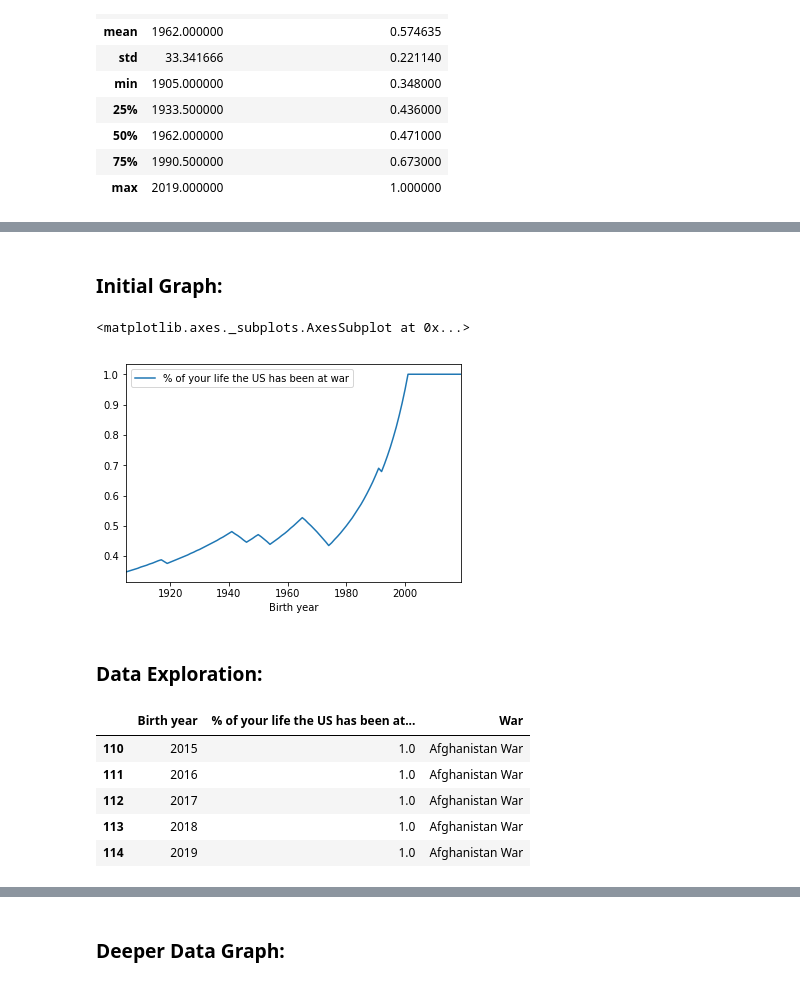
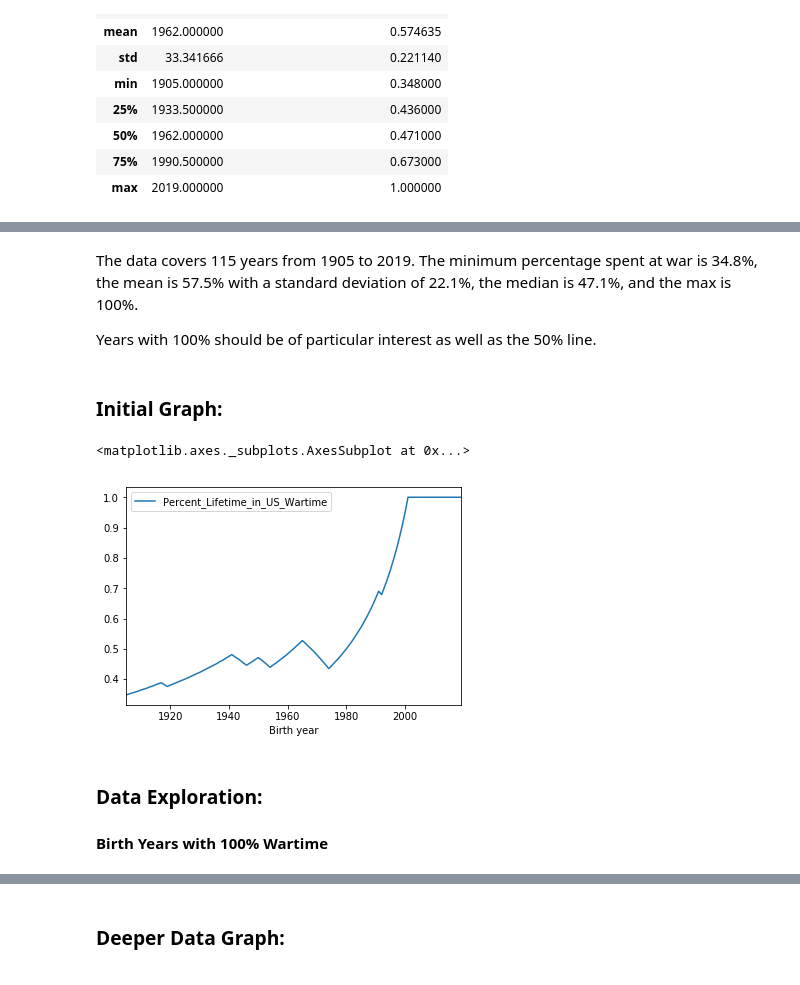
Before and after one commit to rlevv/Makeover_Monday, a Jupyter notebook: 2020W6-US_Wartime_Living/US_Wartime_Living.ipynb, the cells around one changed output, grey strips where cells are left out. Cells and saved outputs as stored; diff of their text form; code cells hidden in the pictures.

```diff
--- a/2020W6-US_Wartime_Living/US_Wartime_Living.ipynb
+++ b/2020W6-US_Wartime_Living/US_Wartime_Living.ipynb
@@ -53,0 +45,3 @@ df.head()
+# %%
+df=df.rename(columns = {'% of your life the US has been at war':'Percent_Lifetime_in_US_Wartime'})
+df.head()
@@ -54,32 +55,15 @@ df.head()
+# %% [markdown]
+The data covers 115 years from 1905 to 2019. The minimum percentage spent at war is 34.8%, the mean is 57.5% with a standard deviation of 22.1%, the median is 47.1%, and the max is 100%.
+
+Years with 100% should be of particular interest as well as the 50% line.
 # %% [markdown]
 ### Initial Graph:
 # %%
-df.plot(x="Birth year", y="% of your life the US has been at war")
+df.plot(x='Birth year', y='Percent_Lifetime_in_US_Wartime')
 # %% [output]
 <matplotlib.axes._subplots.AxesSubplot at 0x...>
-[figure, old version]
+[figure, new version]
 # %% [markdown]
 ### Data Exploration:
+
+#### Birth Years with 100% Wartime
-# %%
-df_wars = pd.DataFrame(np.array([['WW1', 1914, 1918],
-                                 ['WW2', 1939, 1945],
-                                 ['Korean War', 1950, 1953],
-                                 ['Vietnam War', 1955, 1975],
-                                 ['Gulf War', 1990, 1991],
-                                 ['Afghanistan War', 2001, 2019]]),
-                       columns=['War', 'Start Year', 'End Year'])
-
-df['War'] = None
-
-for index, row in df_wars.iterrows():
-    for val in range(int(row['Start Year']), int(row['End Year']) + 1):
-        df.loc[df['Birth year'] == val, 'War'] = row['War']
-
-df.tail()
-# %% [output]
-|  | Birth year | % of your life the US has been at... | War |
-| 110 | 2015 | 1.0 | Afghanistan War |
-| 111 | 2016 | 1.0 | Afghanistan War |
-| 112 | 2017 | 1.0 | Afghanistan War |
-| 113 | 2018 | 1.0 | Afghanistan War |
-| 114 | 2019 | 1.0 | Afghanistan War |
```
Also changed, not shown: parts of 13 cells of this notebook, 1 other file.
